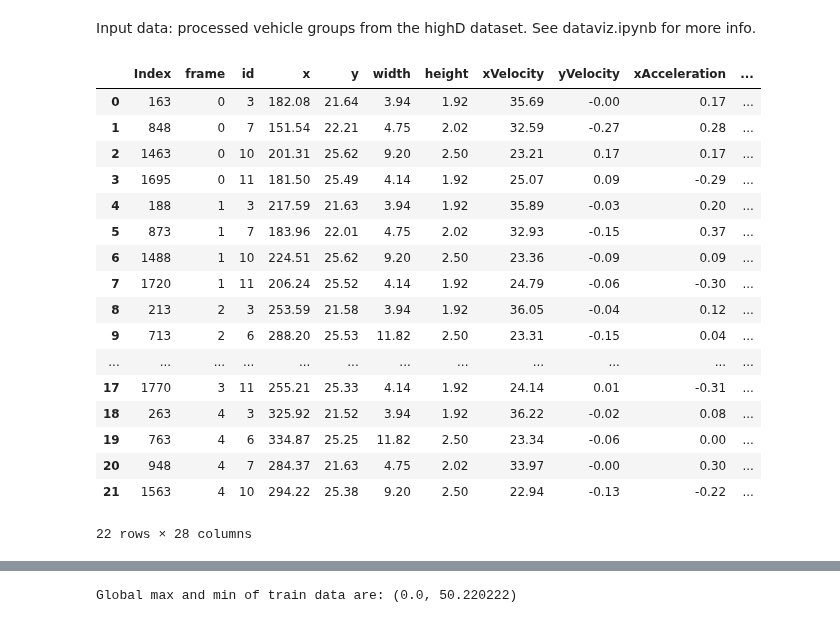
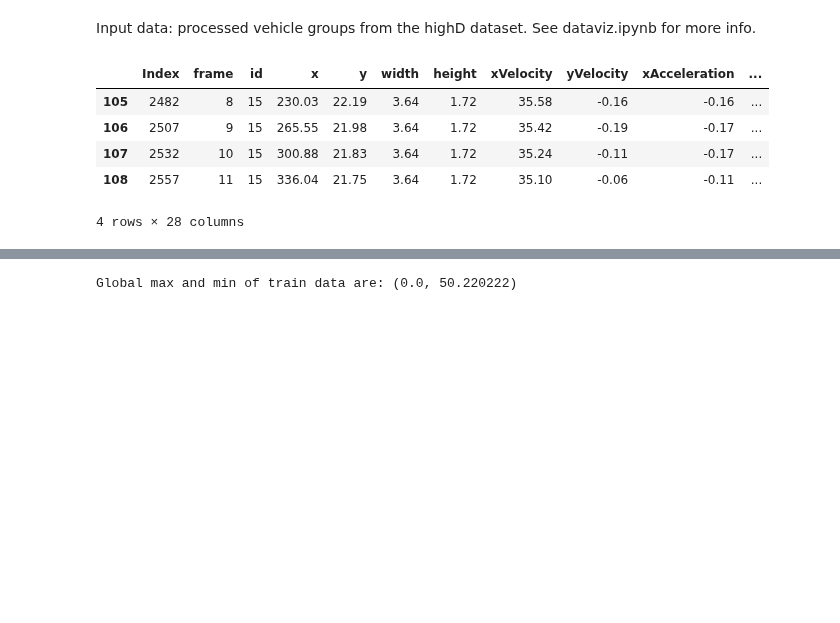
Before and after one commit to lmmartinez97/alphadrive_bp, a Jupyter notebook: highD/preprocessing/field_extraction.ipynb, the cells around one changed output, grey strips where cells are left out. Drawn from its saved outputs; the diff is of its cells as text; code cells hidden in the pictures; blank space fills up the shorter version.

```diff
--- a/highD/preprocessing/field_extraction.ipynb
+++ b/highD/preprocessing/field_extraction.ipynb
@@ -263,28 +257,16 @@ class PotentialField:
 # %%
 rx = 50 # horizontal semiaxis of ellipse to consider as ROI
 ry = 6 # vertical semiaxis of ellipse to consider as ROI
 sx = 0.5
 sy = 0.1
-df_groups.groupby("historical_aggregation_index").get_group(1).head(-1)
+df_groups.groupby("historical_aggregation_index").get_group(7).head(-1)
 # %% [output]
 |  | Index | frame | id | x | y | width | height | xVelocity | yVelocity | xAcceleration | ... |
-| 0 | 163 | 0 | 3 | 182.08 | 21.64 | 3.94 | 1.92 | 35.69 | -0.00 | 0.17 | ... |
-| 1 | 848 | 0 | 7 | 151.54 | 22.21 | 4.75 | 2.02 | 32.59 | -0.27 | 0.28 | ... |
-| 2 | 1463 | 0 | 10 | 201.31 | 25.62 | 9.20 | 2.50 | 23.21 | 0.17 | 0.17 | ... |
-| 3 | 1695 | 0 | 11 | 181.50 | 25.49 | 4.14 | 1.92 | 25.07 | 0.09 | -0.29 | ... |
-| 4 | 188 | 1 | 3 | 217.59 | 21.63 | 3.94 | 1.92 | 35.89 | -0.03 | 0.20 | ... |
-| 5 | 873 | 1 | 7 | 183.96 | 22.01 | 4.75 | 2.02 | 32.93 | -0.15 | 0.37 | ... |
-| 6 | 1488 | 1 | 10 | 224.51 | 25.62 | 9.20 | 2.50 | 23.36 | -0.09 | 0.09 | ... |
-| 7 | 1720 | 1 | 11 | 206.24 | 25.52 | 4.14 | 1.92 | 24.79 | -0.06 | -0.30 | ... |
-| 8 | 213 | 2 | 3 | 253.59 | 21.58 | 3.94 | 1.92 | 36.05 | -0.04 | 0.12 | ... |
-| 9 | 713 | 2 | 6 | 288.20 | 25.53 | 11.82 | 2.50 | 23.31 | -0.15 | 0.04 | ... |
-| ... | ... | ... | ... | ... | ... | ... | ... | ... | ... | ... | ... |
-| 17 | 1770 | 3 | 11 | 255.21 | 25.33 | 4.14 | 1.92 | 24.14 | 0.01 | -0.31 | ... |
-| 18 | 263 | 4 | 3 | 325.92 | 21.52 | 3.94 | 1.92 | 36.22 | -0.02 | 0.08 | ... |
-| 19 | 763 | 4 | 6 | 334.87 | 25.25 | 11.82 | 2.50 | 23.34 | -0.06 | 0.00 | ... |
-| 20 | 948 | 4 | 7 | 284.37 | 21.63 | 4.75 | 2.02 | 33.97 | -0.00 | 0.30 | ... |
-| 21 | 1563 | 4 | 10 | 294.22 | 25.38 | 9.20 | 2.50 | 22.94 | -0.13 | -0.22 | ... |
+| 105 | 2482 | 8 | 15 | 230.03 | 22.19 | 3.64 | 1.72 | 35.58 | -0.16 | -0.16 | ... |
+| 106 | 2507 | 9 | 15 | 265.55 | 21.98 | 3.64 | 1.72 | 35.42 | -0.19 | -0.17 | ... |
+| 107 | 2532 | 10 | 15 | 300.88 | 21.83 | 3.64 | 1.72 | 35.24 | -0.11 | -0.17 | ... |
+| 108 | 2557 | 11 | 15 | 336.04 | 21.75 | 3.64 | 1.72 | 35.10 | -0.06 | -0.11 | ... |
-22 rows × 28 columns
+4 rows × 28 columns
 # %%
 start = time()
 field = PotentialField(rx, ry, sx, sy, df_groups)
```
Also changed, not shown: parts of 5 cells of this notebook, 1 other file.
